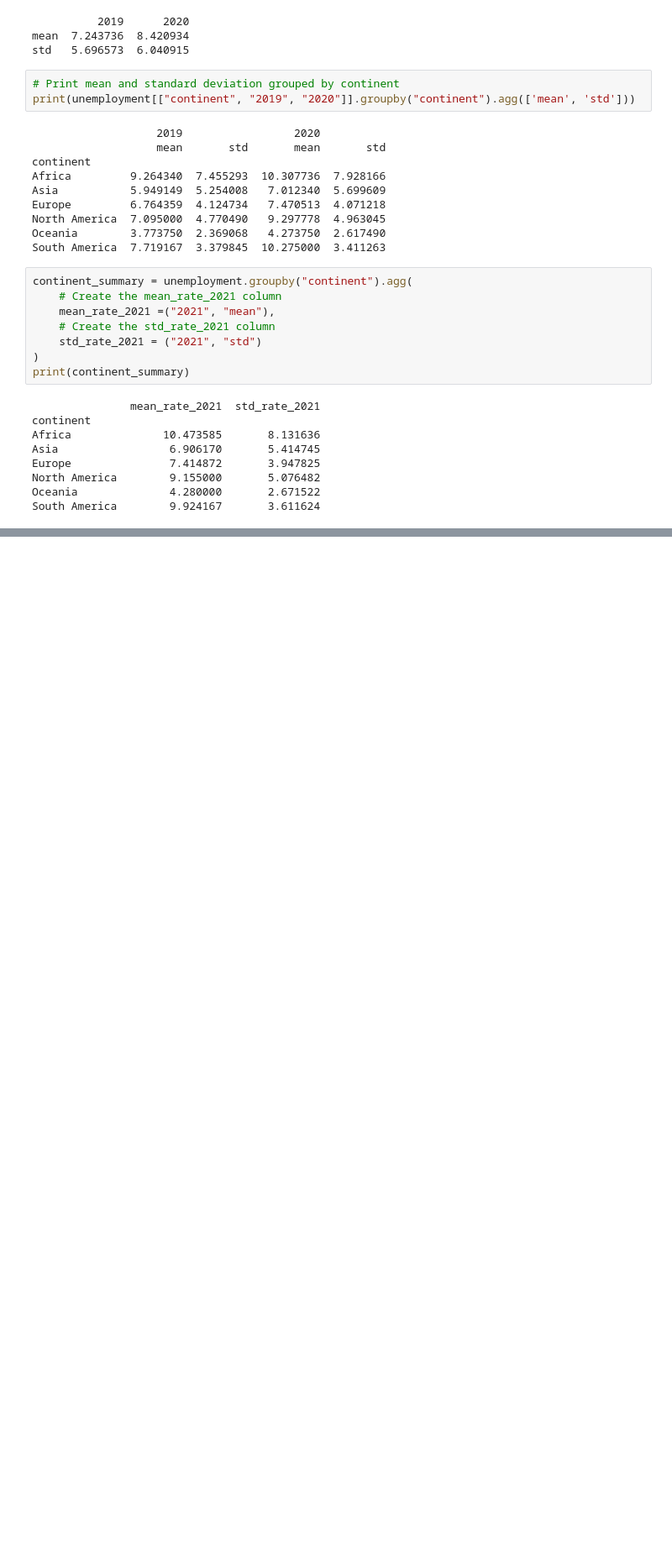
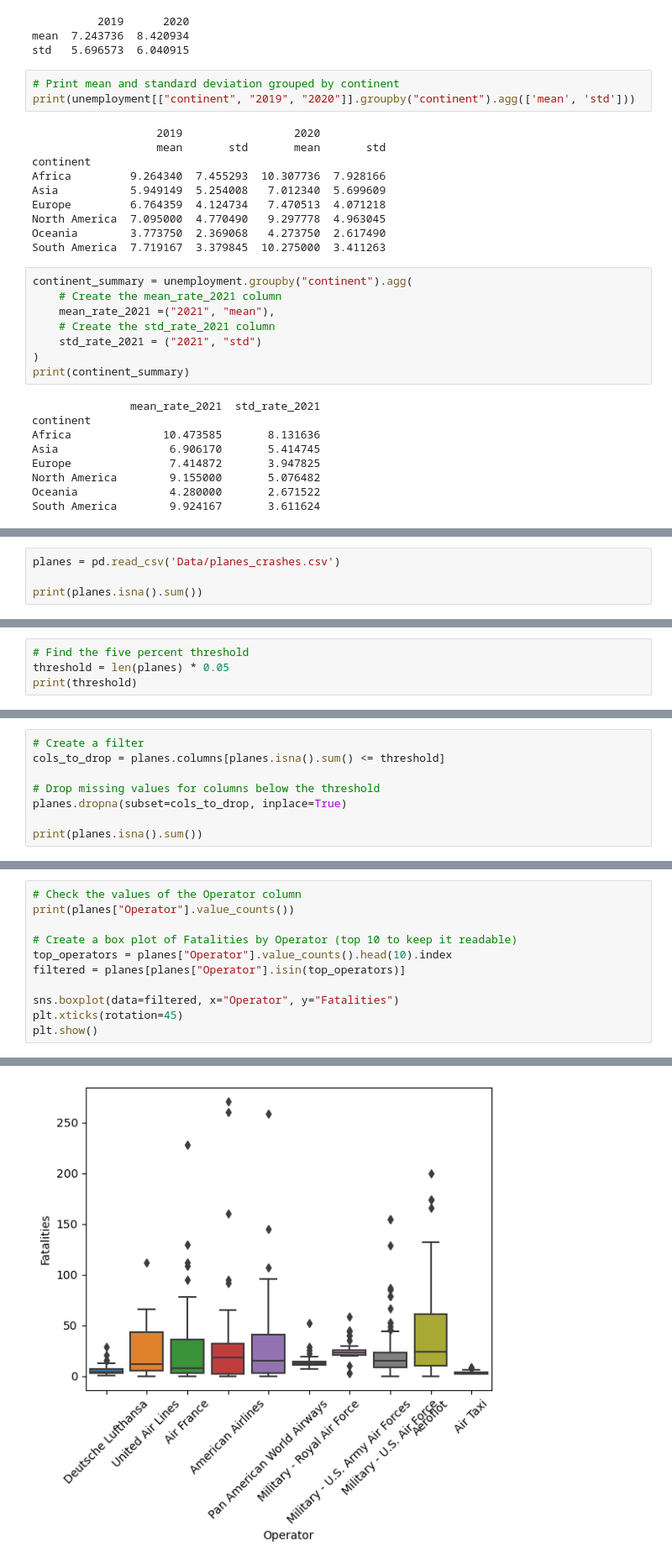
Before and after one commit to saalssall/Exploratory_Data_Analysis, a Jupyter notebook: Exploratory_Data_Analysis.ipynb, the cells around one changed output, grey strips where cells are left out. Shown at 84% size. Cells and saved outputs as stored; diff of their text form; blank space fills up the shorter version.

Commit message:
Add imputation and addressing missing values

```diff
--- a/Exploratory_Data_Analysis.ipynb
+++ b/Exploratory_Data_Analysis.ipynb
@@ -216,0 +260,4 @@ While Europe has higher average unemployment than Asia, it also has a smaller co
+# %%
+planes = pd.read_csv('Data/planes_crashes.csv')
+
+print(planes.isna().sum())
@@ -216,0 +279,4 @@ While Europe has higher average unemployment than Asia, it also has a smaller co
+# %%
+# Find the five percent threshold
+threshold = len(planes) * 0.05
+print(threshold)
@@ -216,0 +285,8 @@ While Europe has higher average unemployment than Asia, it also has a smaller co
+# %%
+# Create a filter
+cols_to_drop = planes.columns[planes.isna().sum() <= threshold]
+
+# Drop missing values for columns below the threshold
+planes.dropna(subset=cols_to_drop, inplace=True)
+
+print(planes.isna().sum())
@@ -216,0 +308,12 @@ While Europe has higher average unemployment than Asia, it also has a smaller co
+# %%
+# Check the values of the Operator column
+print(planes["Operator"].value_counts())
+
+# Create a box plot of Fatalities by Operator (top 10 to keep it readable)
+top_operators = planes["Operator"].value_counts().head(10).index
+filtered = planes[planes["Operator"].isin(top_operators)]
+
+sns.boxplot(data=filtered, x="Operator", y="Fatalities")
+plt.xticks(rotation=45)
+plt.show()
+# %% [output]
@@ -216,0 +333 @@ While Europe has higher average unemployment than Asia, it also has a smaller co
+[figure, added]
```
Also changed, not shown: parts of 10 cells of this notebook.
